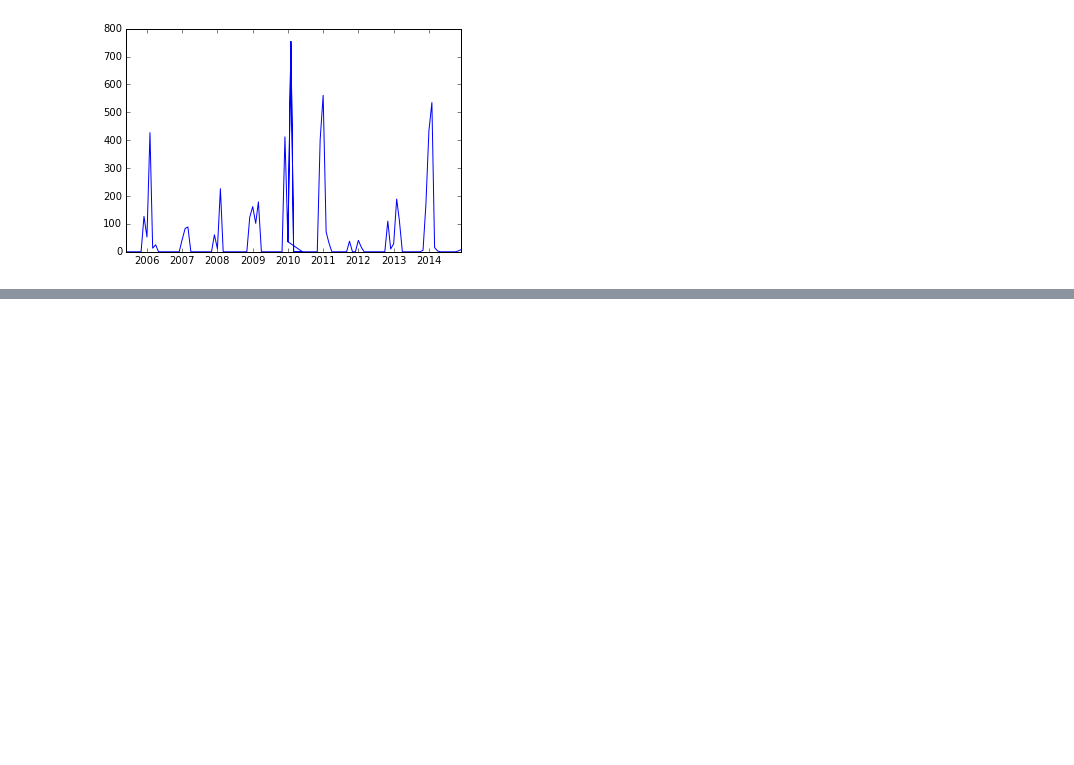
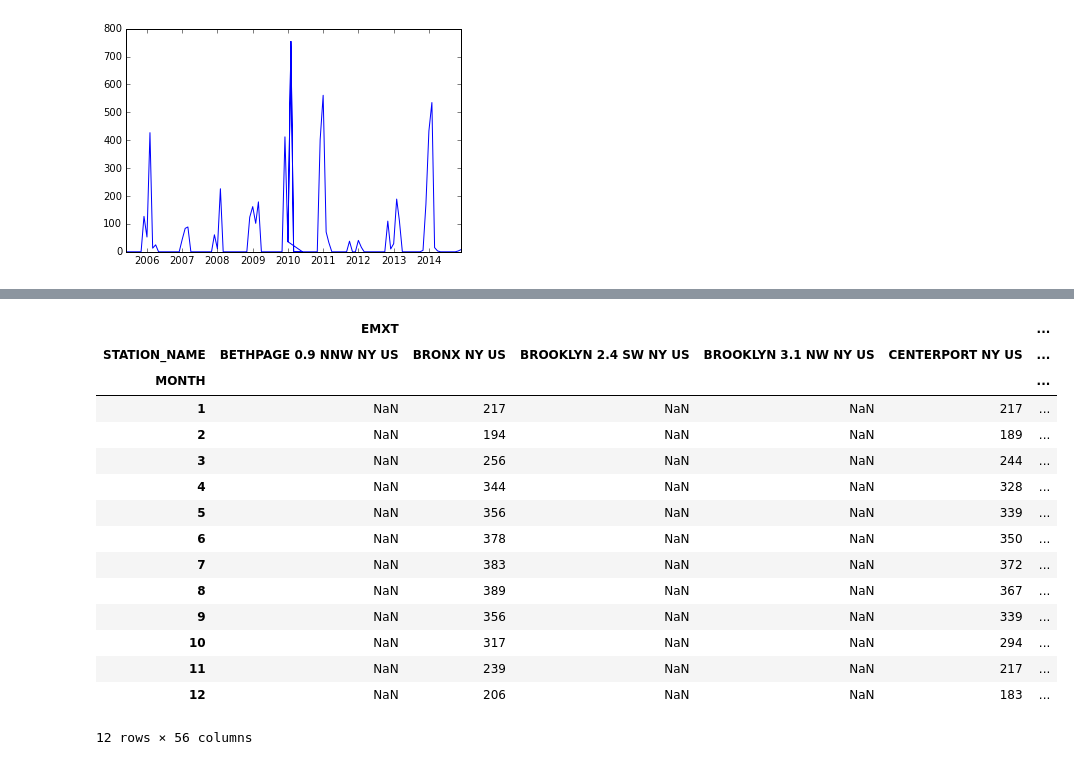
Before and after one commit to GCDigitalFellows/gcdrb_sessions, a Jupyter notebook: science.ipynb, the cells around one changed output, grey strips where cells are left out. Saved outputs shown, nothing was run; the diff lists cells and outputs as text; code cells hidden in the pictures; blank space fills up the shorter version.

```diff
--- a/science.ipynb
+++ b/science.ipynb
@@ -247,2 +261,21 @@ weather_pivot = weather.pivot_table(index='MONTH',
+# %%
+weather_pivot
+# %% [output]
+|  | EMXT |  |  |  |  | ... |
+| STATION_NAME | BETHPAGE 0.9 NNW NY US | BRONX NY US | BROOKLYN 2.4 SW NY US | BROOKLYN 3.1 NW NY US | CENTERPORT NY US | ... |
+| MONTH |  |  |  |  |  | ... |
+| 1 | NaN | 217 | NaN | NaN | 217 | ... |
+| 2 | NaN | 194 | NaN | NaN | 189 | ... |
+| 3 | NaN | 256 | NaN | NaN | 244 | ... |
+| 4 | NaN | 344 | NaN | NaN | 328 | ... |
+| 5 | NaN | 356 | NaN | NaN | 339 | ... |
+| 6 | NaN | 378 | NaN | NaN | 350 | ... |
+| 7 | NaN | 383 | NaN | NaN | 372 | ... |
+| 8 | NaN | 389 | NaN | NaN | 367 | ... |
+| 9 | NaN | 356 | NaN | NaN | 339 | ... |
+| 10 | NaN | 317 | NaN | NaN | 294 | ... |
+| 11 | NaN | 239 | NaN | NaN | 217 | ... |
+| 12 | NaN | 206 | NaN | NaN | 183 | ... |
+12 rows × 56 columns
 # %%
 weather_pivot.plot()
```
Also changed, not shown: parts of 6 cells of this notebook.
